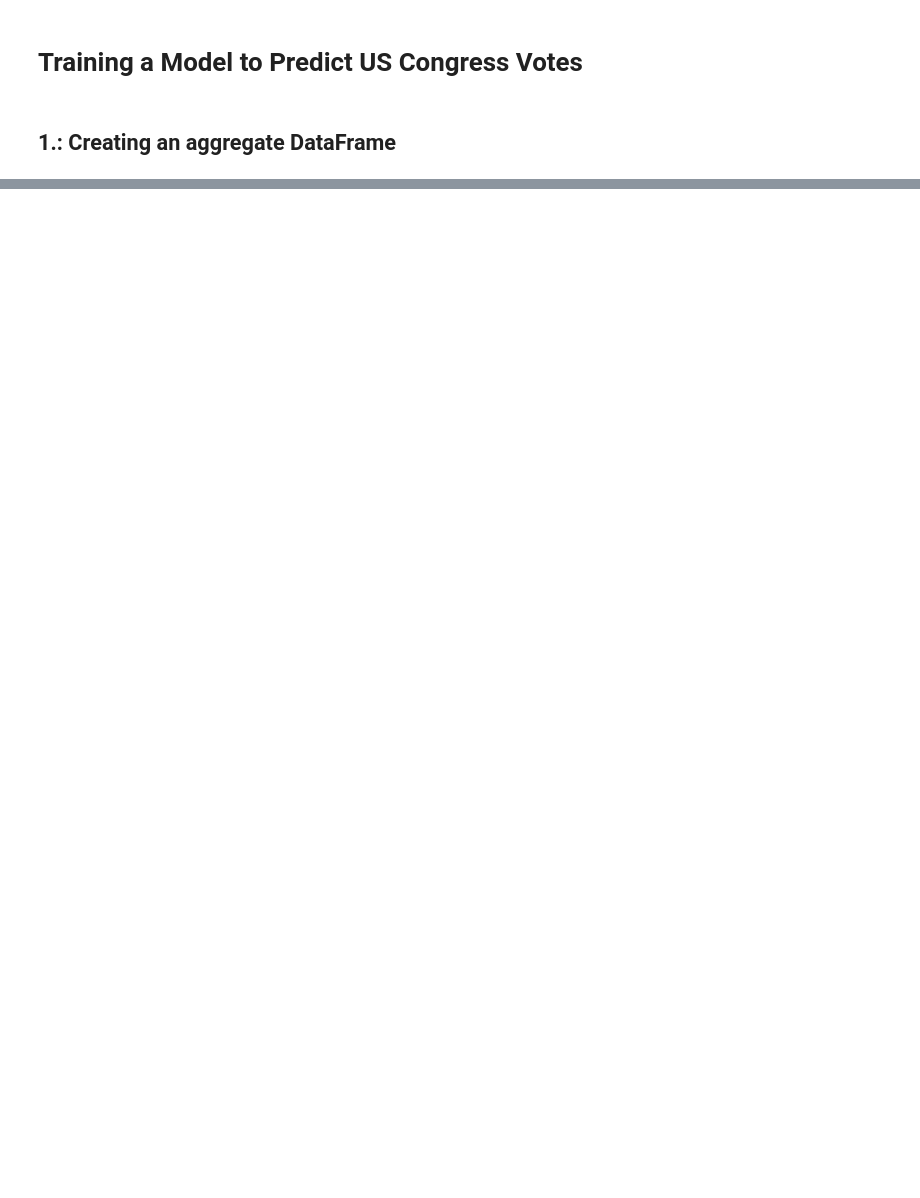
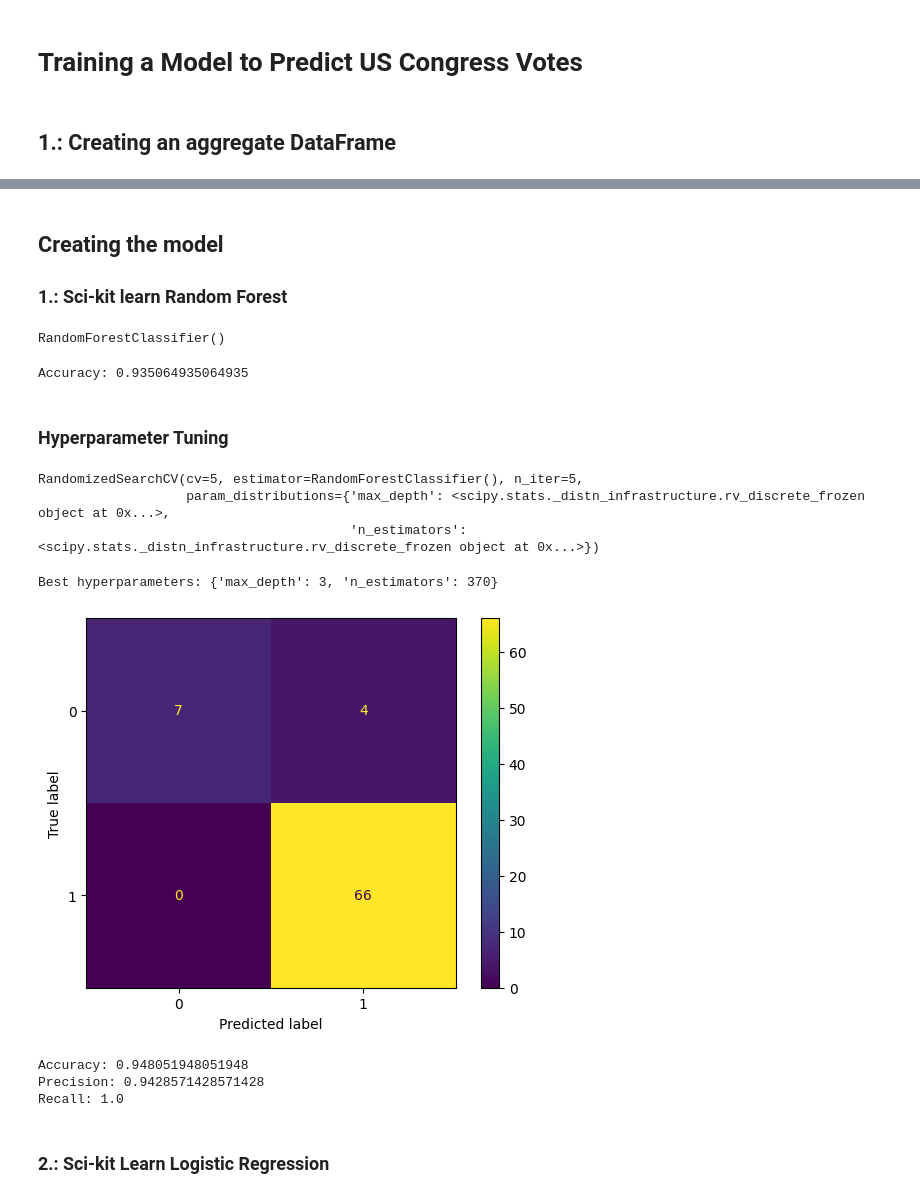
Before and after one commit to zdanielm/eulytix-assignment, a Jupyter notebook: model.ipynb, the cells around one changed output, grey strips where cells are left out. Drawn from its saved outputs; the diff is of its cells as text; code cells hidden in the pictures; blank space fills up the shorter version.

```diff
--- a/model.ipynb
+++ b/model.ipynb
@@ -50,0 +100,3 @@ array(['D', 'R', 'I'], dtype=object)
+# %% [markdown]
+## Creating the model
+### 1.: Sci-kit learn Random Forest
@@ -50,0 +114,12 @@ array(['D', 'R', 'I'], dtype=object)
+# %%
+# Split the data into features (X) and target (y)
+features = train_data.drop('Result', axis=1)
+target = train_data['Result']
+
+# Split the data into training and test sets
+feature_train, feature_test, target_train, target_test = train_test_split(features, target, test_size=0.3)
+# %%
+random_forest = RandomForestClassifier()
+random_forest.fit(feature_train, target_train)
+# %% [output]
+RandomForestClassifier()
@@ -50,0 +128,59 @@ array(['D', 'R', 'I'], dtype=object)
+# %%
+accuracy = accuracy_score(target_test, predicted_values)
+print("Accuracy:", accuracy)
+# %% [output]
+Accuracy: 0.935064935064935
+# %% [markdown]
+### Hyperparameter Tuning
+# %%
+param_dist = {'n_estimators': randint(50,500),
+              'max_depth': randint(1,20)}
+
+
+optimized_random_forest = RandomForestClassifier()
+
+# Use random search to find the best hyperparameters
+rand_search = RandomizedSearchCV(optimized_random_forest,
+                                 param_distributions = param_dist,
+                                 n_iter=5,
+                                 cv=5)
+
+# Fit the random search object to the data
+rand_search.fit(feature_train, target_train)
+# %% [output]
+RandomizedSearchCV(cv=5, estimator=RandomForestClassifier(), n_iter=5,
+                   param_distributions={'max_depth': <scipy.stats._distn_infrastructure.rv_discrete_frozen object at 0x...>,
+                                        'n_estimators': <scipy.stats._distn_infrastructure.rv_discrete_frozen object at 0x...>})
+# %%
+best_model = rand_search.best_estimator_
+
+# Print the best hyperparameters
+print('Best hyperparameters:',  rand_search.best_params_)
+# %% [output]
+Best hyperparameters: {'max_depth': 3, 'n_estimators': 370}
+# %%
+# Generate predictions with the best model
+y_pred = best_model.predict(feature_test)
+
+# Create the confusion matrix
+cm = confusion_matrix(target_test, y_pred)
+
+ConfusionMatrixDisplay(confusion_matrix=cm).plot();
+# %% [output]
+[figure, added]
+# %%
+y_pred = best_model.predict(feature_test)
+
+accuracy = accuracy_score(target_test, y_pred)
+precision = precision_score(target_test, y_pred)
+recall = recall_score(target_test, y_pred)
+
+print("Accuracy:", accuracy)
+print("Precision:", precision)
+print("Recall:", recall)
+# %% [output]
+Accuracy: 0.948051948051948
+Precision: 0.9428571428571428
+Recall: 1.0
+# %% [markdown]
+### 2.: Sci-kit Learn Logistic Regression
```
Also changed, not shown: parts of 17 cells of this notebook, 2 other files.
